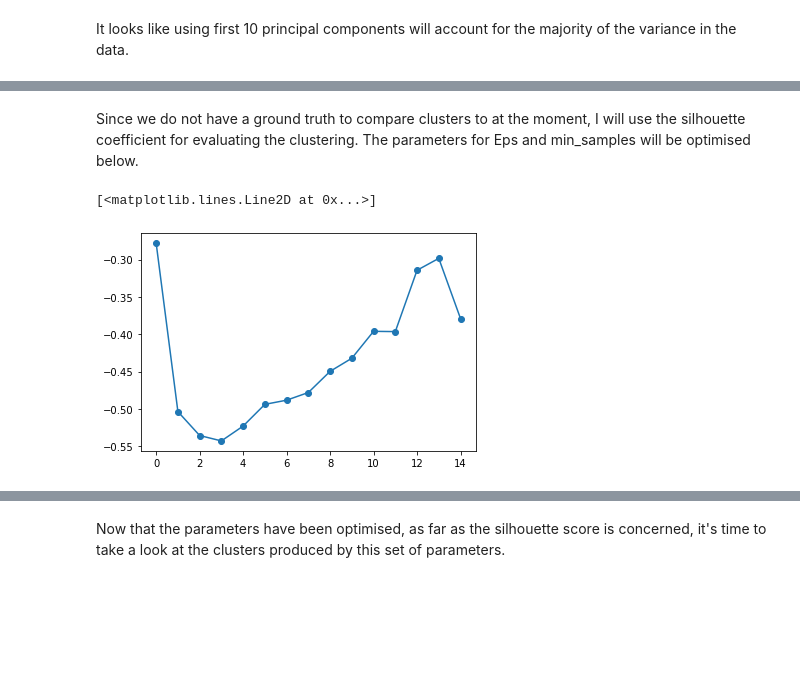
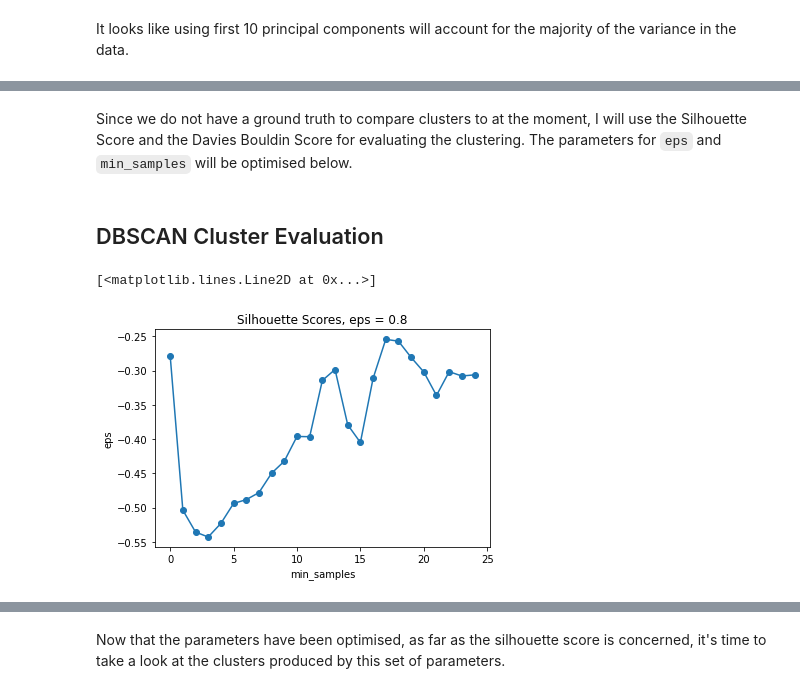
Before and after one commit to SLoganQ/Unsupervised_Learning_NEO_Clustering_Analysis, a Jupyter notebook: NEO_Cluster_Analysis.ipynb, the cells around one changed output, grey strips where cells are left out. Saved outputs shown, nothing was run; the diff lists cells and outputs as text; code cells hidden in the pictures; blank space fills up the shorter version.

```diff
--- a/NEO_Cluster_Analysis.ipynb
+++ b/NEO_Cluster_Analysis.ipynb
@@ -315,5 +340,5 @@ components.head()
 # %%
 # Perform initial clustering
-clusters = DBSCAN(eps=0.9, min_samples=11, metric="euclidean", n_jobs=-1)
+clusters = DBSCAN(eps=0.8, min_samples=19, metric="euclidean", n_jobs=-1)
 clusters.fit(components)
 # %% [output]
@@ -358,20 +378,24 @@ metrics.silhouette_score(components, labels, metric="euclidean")
 # %% [markdown]
-Since we do not have a ground truth to compare clusters to at the moment, I will use the silhouette coefficient for evaluating the clustering. The parameters for Eps and min_samples will be optimised below.
+Since we do not have a ground truth to compare clusters to at the moment, I will use the Silhouette Score and the Davies Bouldin Score for evaluating the clustering. The parameters for `eps` and `min_samples` will be optimised below.
+# %% [markdown]
+## DBSCAN Cluster Evaluation
 # %%
 epsilon = 0.8
-max_samples = 15
+max_samples = 25
 silhouettes = []
 for samples in range(1, max_samples + 1):
     labels = DBSCAN(
         eps=epsilon, min_samples=samples, metric="euclidean", n_jobs=-1
     ).fit_predict(components)
     silhouette = metrics.silhouette_score(components, labels, metric="euclidean")
     silhouettes.append(silhouette)
-# silhouettes = pd.DataFrame(silhouettes, columns=["min_samples", "silhouette_score"])
+plt.title("Silhouette Scores, eps = 0.8")
+plt.xlabel("min_samples")
+plt.ylabel("eps")
 plt.plot(silhouettes, "-o")
 # %% [output]
 [<matplotlib.lines.Line2D at 0x...>]
-[figure, old version]
+[figure, new version]
 [interactive output not drawn]
 # %%
 print(silhouettes)
```
Also changed, not shown: parts of 38 cells of this notebook.
